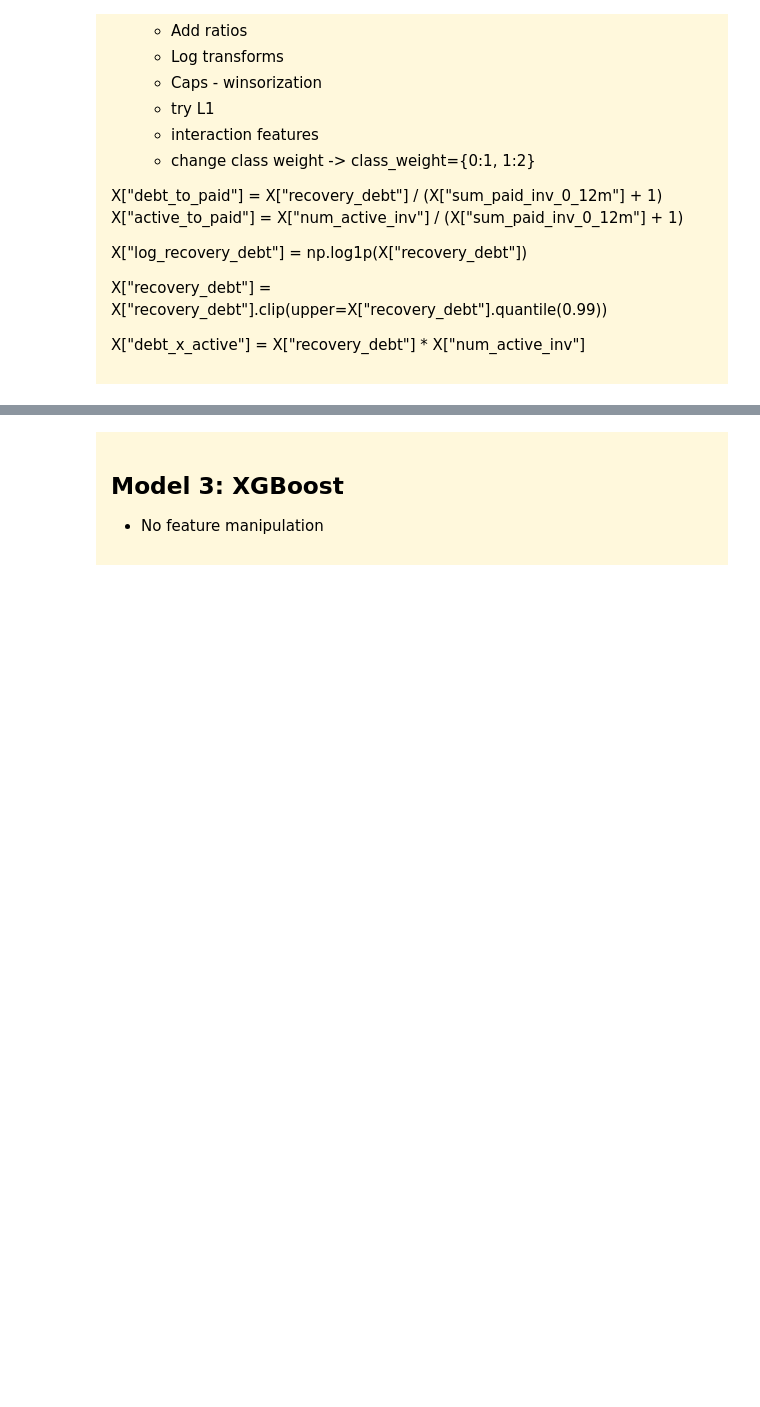
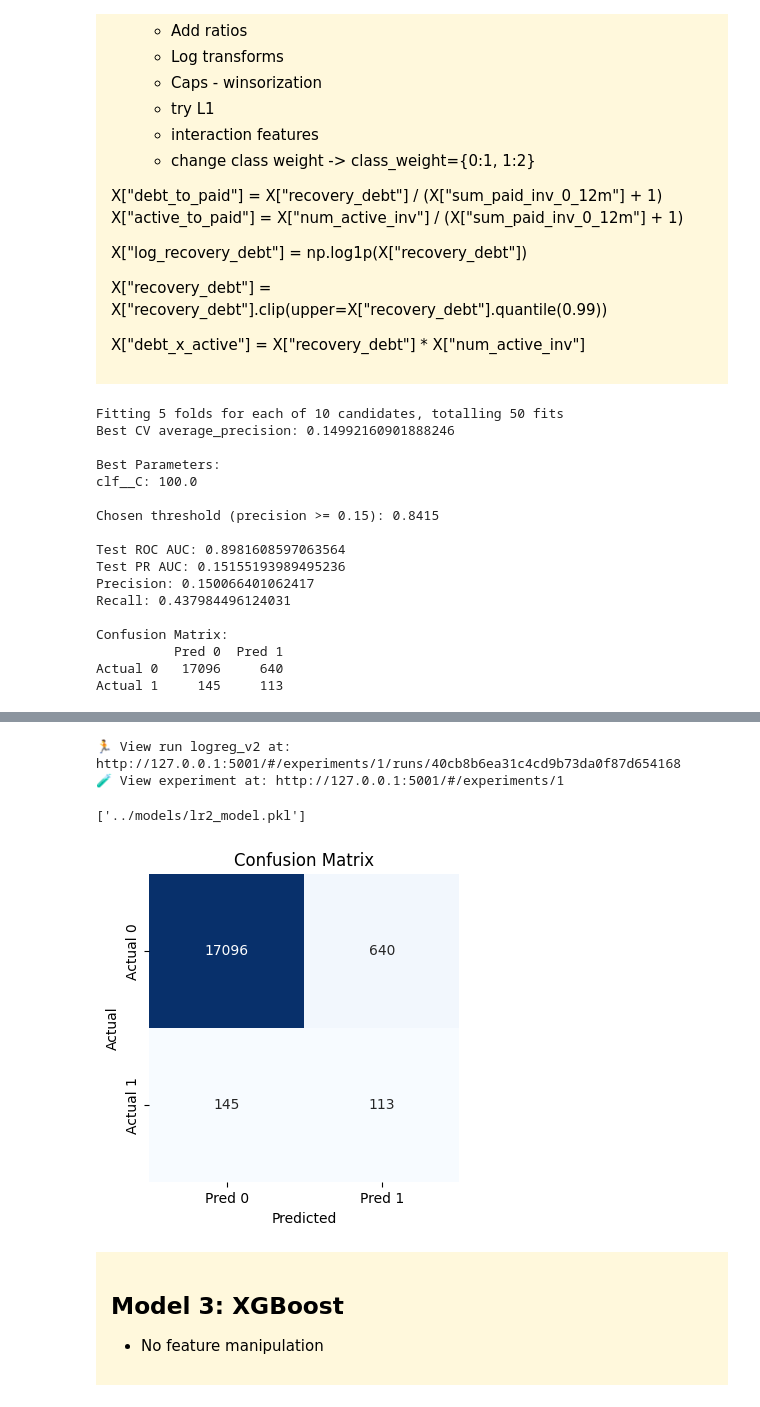
Before and after one commit to maleckicoa/pd-prediction, a Jupyter notebook: dev/model.ipynb, the cells around one changed output, grey strips where cells are left out. Drawn from its saved outputs; the diff is of its cells as text; code cells hidden in the pictures; blank space fills up the shorter version.

```diff
--- a/dev/model.ipynb
+++ b/dev/model.ipynb
@@ -538,11 +495,6 @@ X["debt_x_active"] = X["recovery_debt"] * X["num_active_inv"]
 
 </div>
 # %%
-
-all_cat_cols = cat_na_cols + cat_no_na_cols
-all_num_cols = num_na_cols + num_no_na_cols
-feature_cols = all_cat_cols + all_num_cols
-
 
 # =========================
 # KEEP ONLY MODEL FEATURES
@@ -550,7 +502,6 @@ feature_cols = all_cat_cols + all_num_cols
 
 X_train_lr2 = X_train[feature_cols].copy()
 X_val_lr2 = X_val[feature_cols].copy()
-
 
 # -------------------------
 # CREATE MISSING INDICATORS
@@ -560,7 +511,6 @@ X_train_lr2 = add_missing_indicators(X_train_lr2, num_na_cols)
 X_val_lr2 = add_missing_indicators(X_val_lr2, num_na_cols)
 
 num_indicator_columns = [f"{col}_missing" for col in num_na_cols]
-
 
 # -------------------------
 # PIPELINES
@@ -588,7 +538,6 @@ cat_pipeline = Pipeline([
     ("woe", ce.WOEEncoder(handle_missing="value", handle_unknown="value"))
 ])
 
-
 # -------------------------
 # PREPROCESSOR
 # -------------------------
@@ -599,7 +548,6 @@ preprocessor = ColumnTransformer([
     ("indicators", indicator_pipeline, num_indicator_columns),
     ("cat_woe", cat_pipeline, all_cat_cols),
 ])
-
 
 # -------------------------
 # MODEL
@@ -614,7 +562,6 @@ model = Pipeline([
         class_weight="balanced"
     ))
 ])
-
 
 # -------------------------
 # HYPERPARAMETERS
@@ -644,7 +591,7 @@ random_search_lr2 = RandomizedSearchCV(
 with mlflow.start_run(run_name="logreg_v2"):
 
     random_search_lr2.fit(X_train_lr2, y_train.to_numpy()) #FIT
-    results = evaluate_and_report(random_search_lr2, X_val_lr2, y_val.to_numpy(), threshold=0.5) #EVALUATE
+    results = evaluate_and_report(random_search_lr2, X_val_lr2, y_val) #EVALUATE
 
 
     mlflow.set_tag("encoding", "woe + quantile_binning")
@@ -663,7 +610,7 @@ with mlflow.start_run(run_name="logreg_v2"):
     mlflow.log_param("solver", "liblinear")
     mlflow.log_param("class_weight", "balanced")
     mlflow.log_param("scoring", "average_precision")
-    mlflow.log_param("threshold", 0.5)
+    mlflow.log_param("threshold", results["threshold"])
 
     # =========================
     # LOG METRICS
@@ -690,3 +637,21 @@ joblib.dump({
     "model": best_model,
     "features": X_train_lr2.columns.tolist()
 }, "../models/lr2_model.pkl")
+# %% [output]
+Fitting 5 folds for each of 10 candidates, totalling 50 fits
+Best CV average_precision: 0.14992160901888246
+
+Best Parameters:
+clf__C: 100.0
+
+Chosen threshold (precision >= 0.15): 0.8415
+
+Test ROC AUC: 0.8981608597063564
+Test PR AUC: 0.15155193989495236
+Precision: 0.150066401062417
+Recall: 0.437984496124031
+
+Confusion Matrix:
+          Pred 0  Pred 1
+Actual 0   17096     640
+Actual 1     145     113
@@ -693 +660,5 @@ joblib.dump({
+🏃 View run logreg_v2 at: http://127.0.0.1:5001/#/experiments/1/runs/40cb8b6ea31c4cd9b73da0f87d654168
+🧪 View experiment at: http://127.0.0.1:5001/#/experiments/1
+['../models/lr2_model.pkl']
+[figure, added]
 # %%
```
Also changed, not shown: parts of 26 cells of this notebook, 27 other files.
